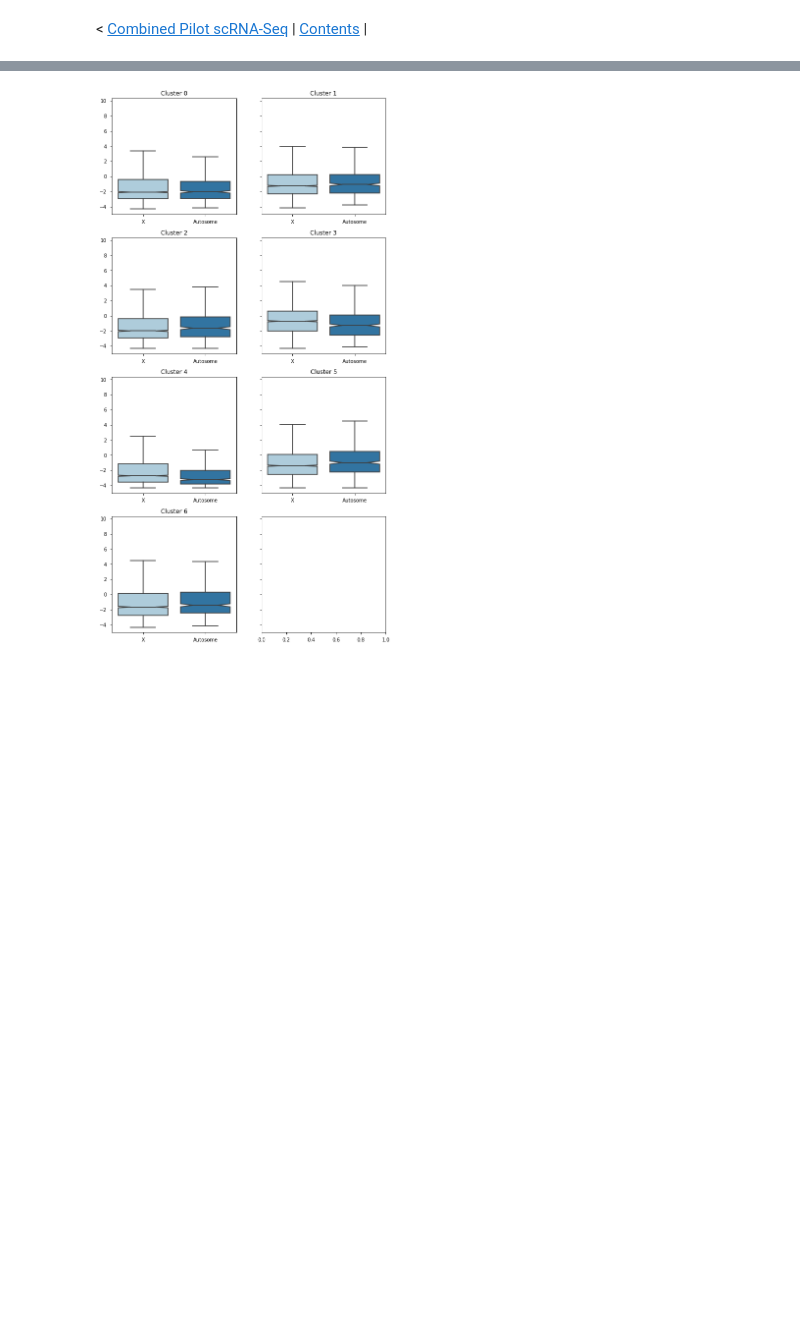
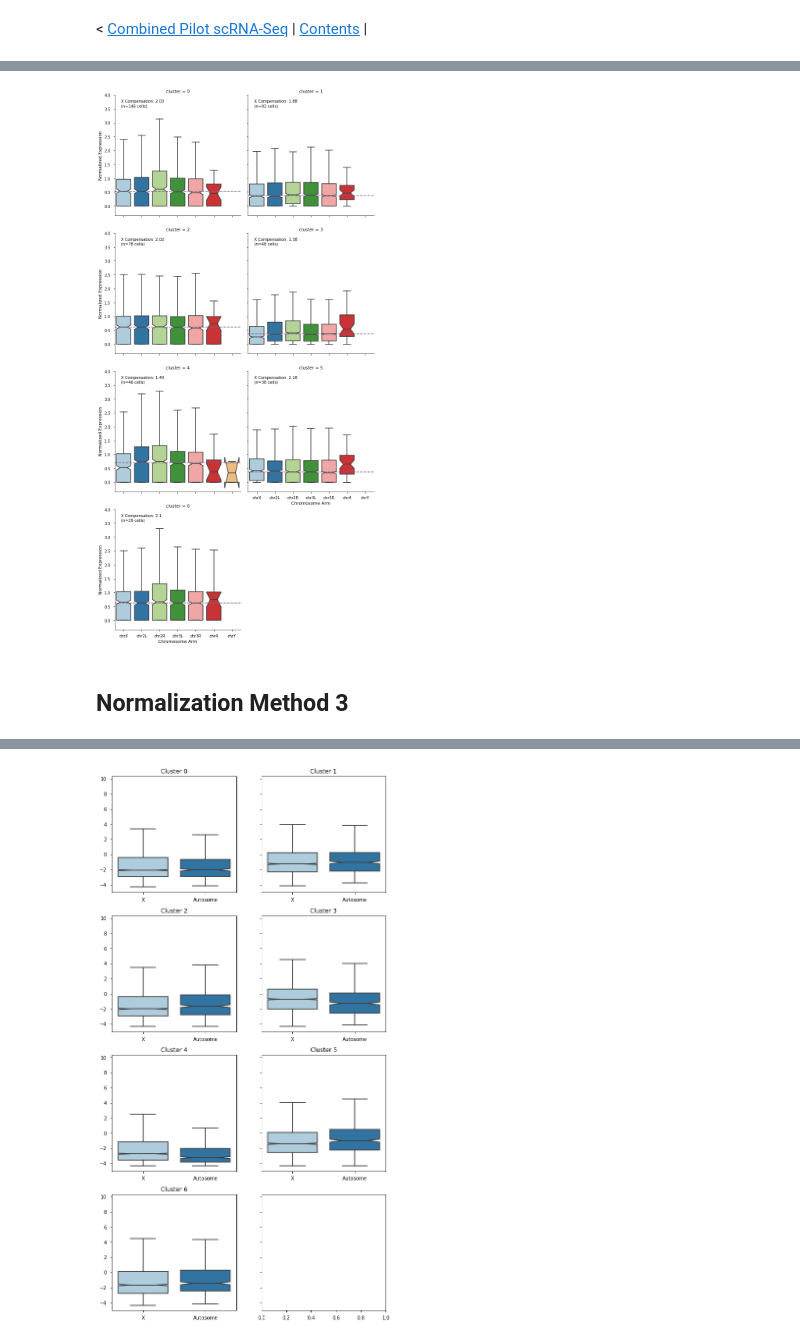
Before and after one commit to jfear/larval_gonad, a Jupyter notebook: docs/04.00-testis_pilot_scRNAseq_X_to_A.ipynb, the cells around one changed output, grey strips where cells are left out. Cells and saved outputs as stored; diff of their text form; code cells hidden in the pictures; blank space fills up the shorter version.

```diff
--- a/docs/04.00-testis_pilot_scRNAseq_X_to_A.ipynb
+++ b/docs/04.00-testis_pilot_scRNAseq_X_to_A.ipynb
@@ -80,0 +150,27 @@ fbgn2chrom = fbgn2chrom[fbgn2chrom['chrom'].isin(CHROMS)]
+# %%
+def expTwo(x, y, cutoff=0, **kwargs):
+    # Determine which genes are expressed: # reads > 0 and on in 1/3 of cells within cluster
+    dat = kwargs.pop('data').drop('cluster', axis=1)
+    dat = dat.T
+    num_cells = dat.shape[1]
+
+    expressed = (dat > 0).sum(axis=1) > (num_cells / 3)
+
+    # 2) calculate median
+    dat = dat[dat.index.isin(expressed[expressed].index)].median(axis=1).to_frame()
+
+    # clean up
+    dat = dat.join(fbgn2chrom, how='left')
+    dat.columns = [y, x]
+    dat['log2'] = np.log2(np.exp(dat[y]))
+
+    plot_boxplots(x, y, data=dat, num_cells=num_cells, **kwargs)
+
+
+g = sns.FacetGrid(data, col='cluster', col_wrap=2, size=5)
+g.map_dataframe(expTwo, 'Chromosome Arm', 'Normalized Expression', palette=nbconfig.colors, order=CHROMS, notch=True, fliersize=0, cutoff=1)
+g.set(ylim=(None, 4));
+# %% [output]
+[figure, added]
+# %% [markdown]
+## Normalization Method 3
```
Also changed, not shown: parts of 24 cells of this notebook.
